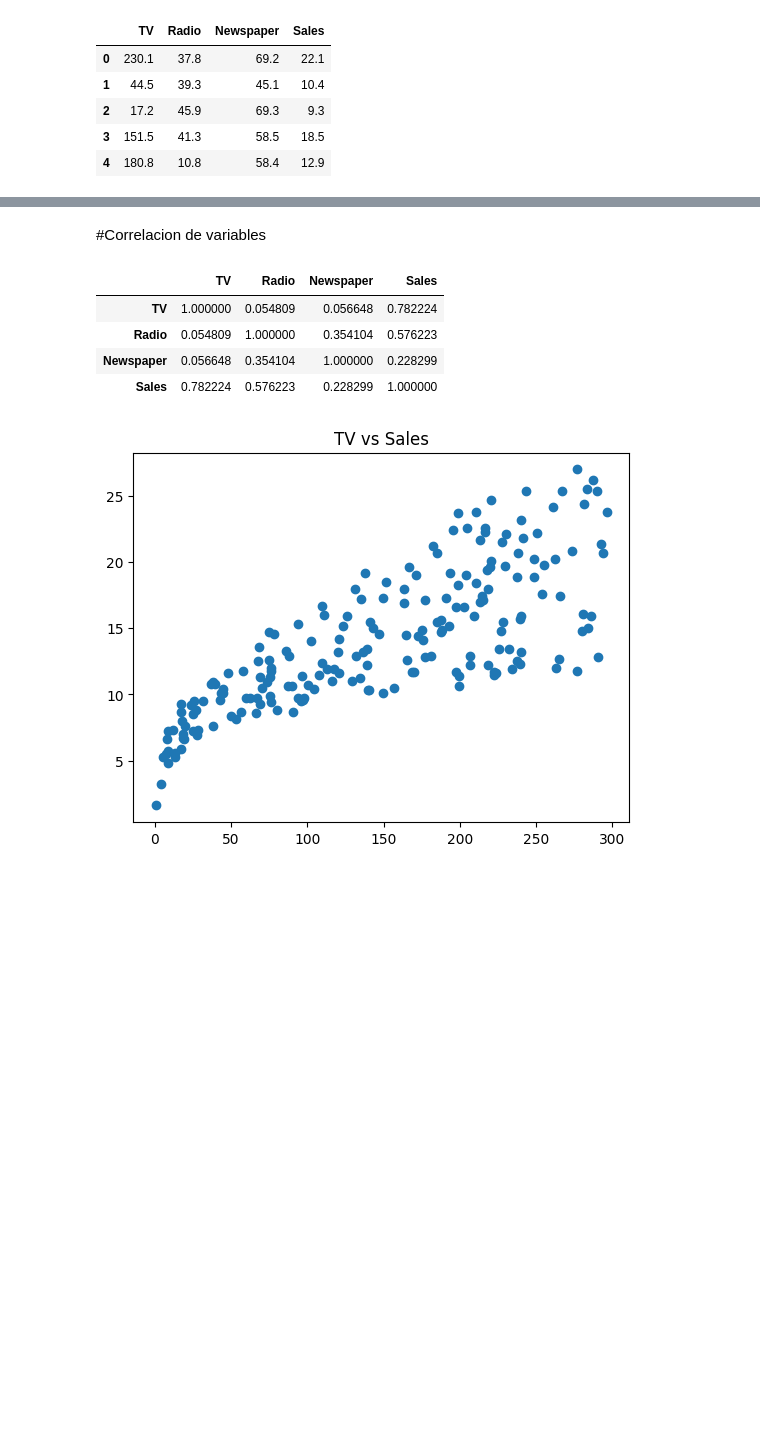
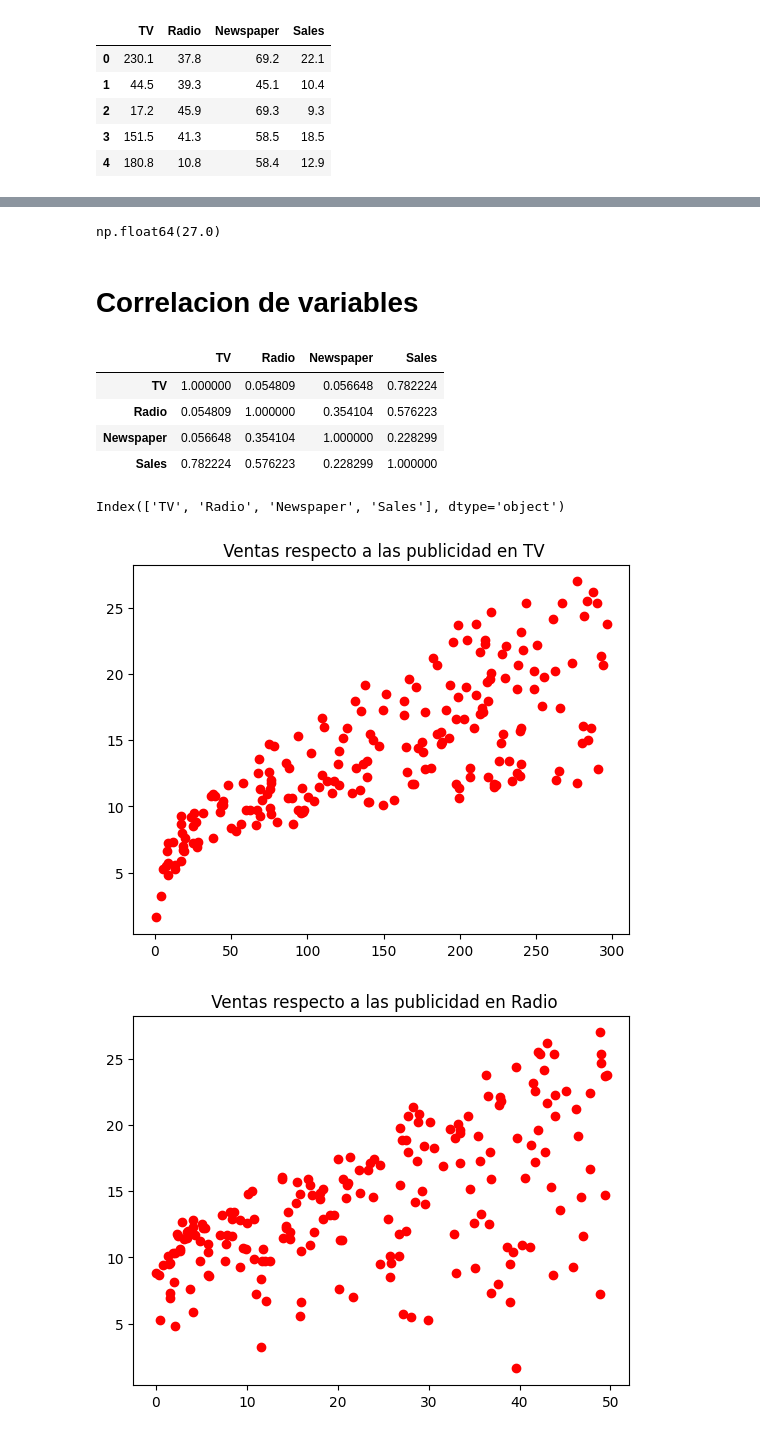
Before and after one commit to JAGARCIAV/Examen, a Jupyter notebook: Machine Learning/RLS.ipynb, the cells around one changed output, grey strips where cells are left out. Drawn from its saved outputs; the diff is of its cells as text; code cells hidden in the pictures; blank space fills up the shorter version.

```diff
--- a/Machine Learning/RLS.ipynb
+++ b/Machine Learning/RLS.ipynb
@@ -4,8 +4,8 @@ import numpy as np
 import matplotlib.pyplot as plt
 import seaborn as sns
 # %%
-ad = pd.read_csv('../data/advertising.csv')
-ad.head()
+data= pd.read_csv('../data/Advertising.csv')
+data.head()
 # %% [output]
 |  | TV | Radio | Newspaper | Sales |
 | 0 | 230.1 | 37.8 | 69.2 | 22.1 |
@@ -16,3 +20,7 @@ ad.head()
+# %%
+data["Sales"].max()
+# %% [output]
+np.float64(27.0)
 # %% [markdown]
-#Correlacion de variables
+# Correlacion de variables
 # %%
@@ -23,9 +31,17 @@ ad.corr()
 | Radio | 0.054809 | 1.000000 | 0.354104 | 0.576223 |
 | Newspaper | 0.056648 | 0.354104 | 1.000000 | 0.228299 |
 | Sales | 0.782224 | 0.576223 | 0.228299 | 1.000000 |
-# %%
-plt.plot(ad['TV'], ad['Sales'], 'o')
-plt.title   ('TV vs Sales')
-plt.show()
-# %% [output]
-[figure, removed]
+# %%
+data.columns
+# %% [output]
+Index(['TV', 'Radio', 'Newspaper', 'Sales'], dtype='object')
+# %%
+cols= ['TV', 'Radio', 'Newspaper']
+
+for col in cols:
+    plt.plot(data[col],data['Sales'], "ro")
+    plt.title(" Ventas respecto a las publicidad en %s"%col)
+    plt.show()
+# %% [output]
+[figure, added]
+[figure, added]
```
Also changed, not shown: parts of 11 cells of this notebook.
